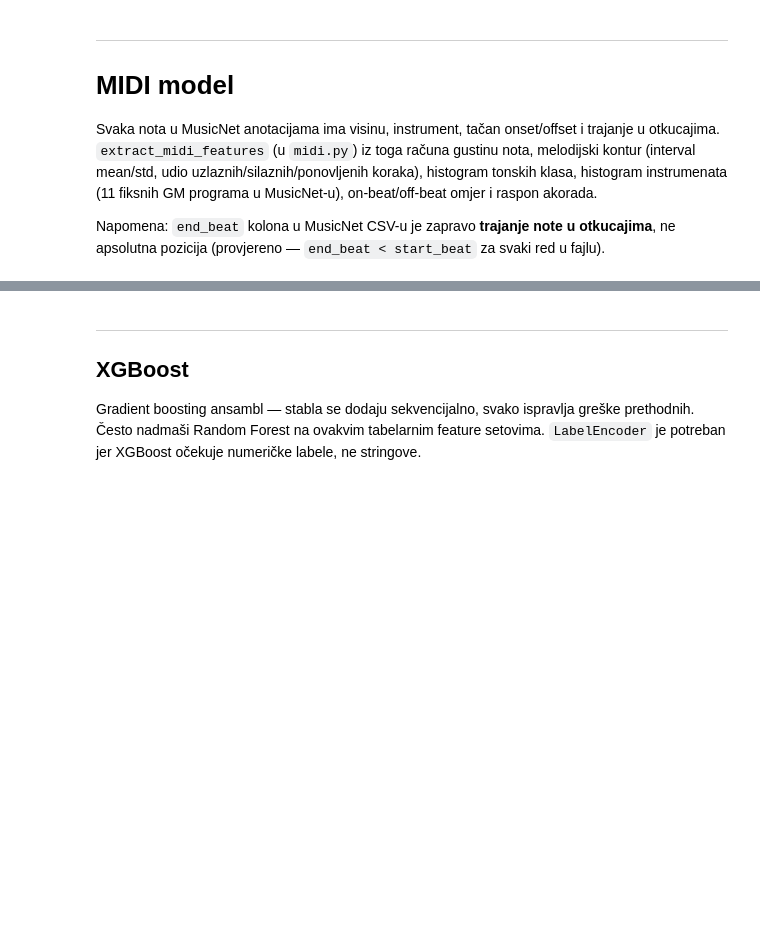
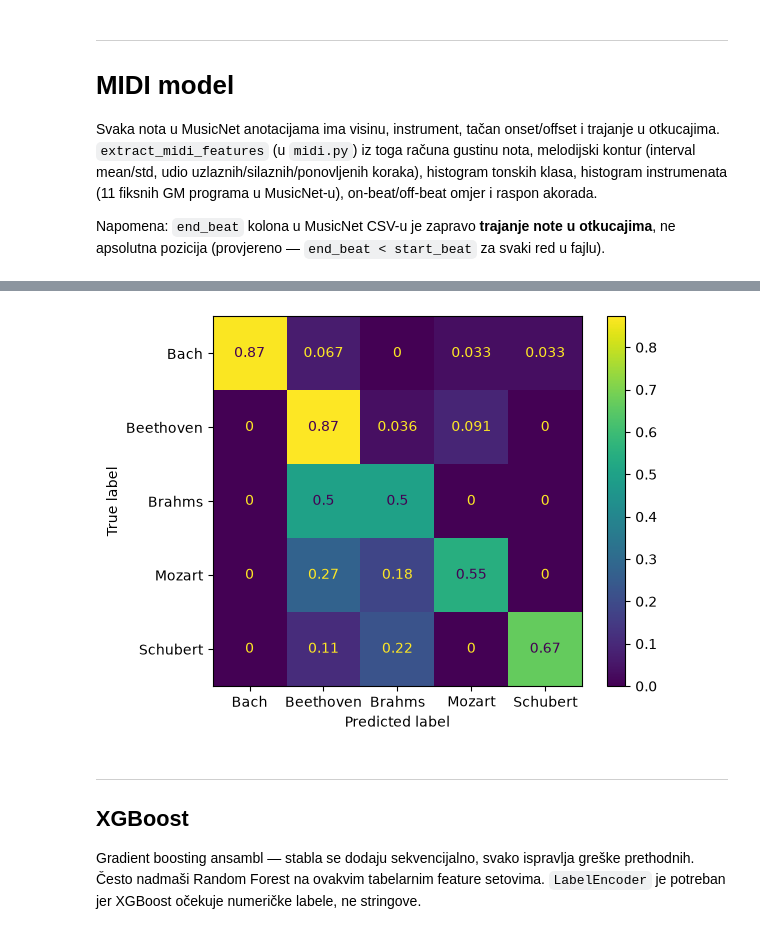
Before and after one commit to markovucic/music_classifier, a Jupyter notebook: classic_models_midi.ipynb, the cells around one changed output, grey strips where cells are left out. Drawn from its saved outputs; the diff is of its cells as text; code cells hidden in the pictures; blank space fills up the shorter version.

```diff
--- a/classic_models_midi.ipynb
+++ b/classic_models_midi.ipynb
@@ -207,0 +565,10 @@ print(metrics.classification_report(all_work_true_midi, all_work_pred_midi))
+# %%
+best = max(
+    results,
+    key=lambda x: x[3]
+)
+
+print("\nBest C:", best[0])
+print("Best gamma:", best[1])
+print("Best accuracy:", best[2])
+print("Best macro F1:", best[3])
@@ -208,3 +697,15 @@ print(metrics.classification_report(all_work_true_midi, all_work_pred_midi))
+# %%
+from matplotlib import pyplot as plt
+
+metrics.ConfusionMatrixDisplay.from_predictions(
+    all_work_true,
+    all_work_pred,
+    normalize="true"
+)
+
+plt.show()
+# %% [output]
+[figure, added]
 # %% [markdown]
 ---
 
```
Also changed, not shown: parts of 13 cells of this notebook, 29 other files.
